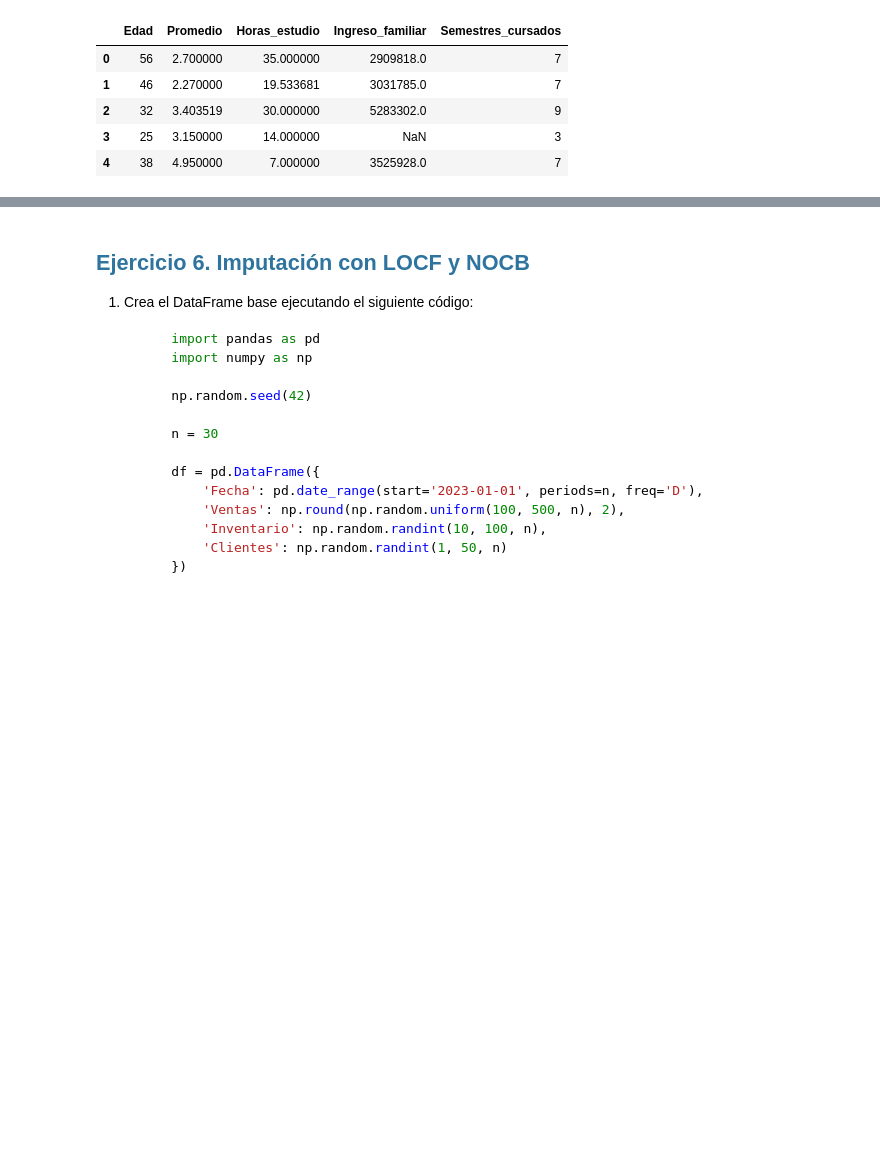
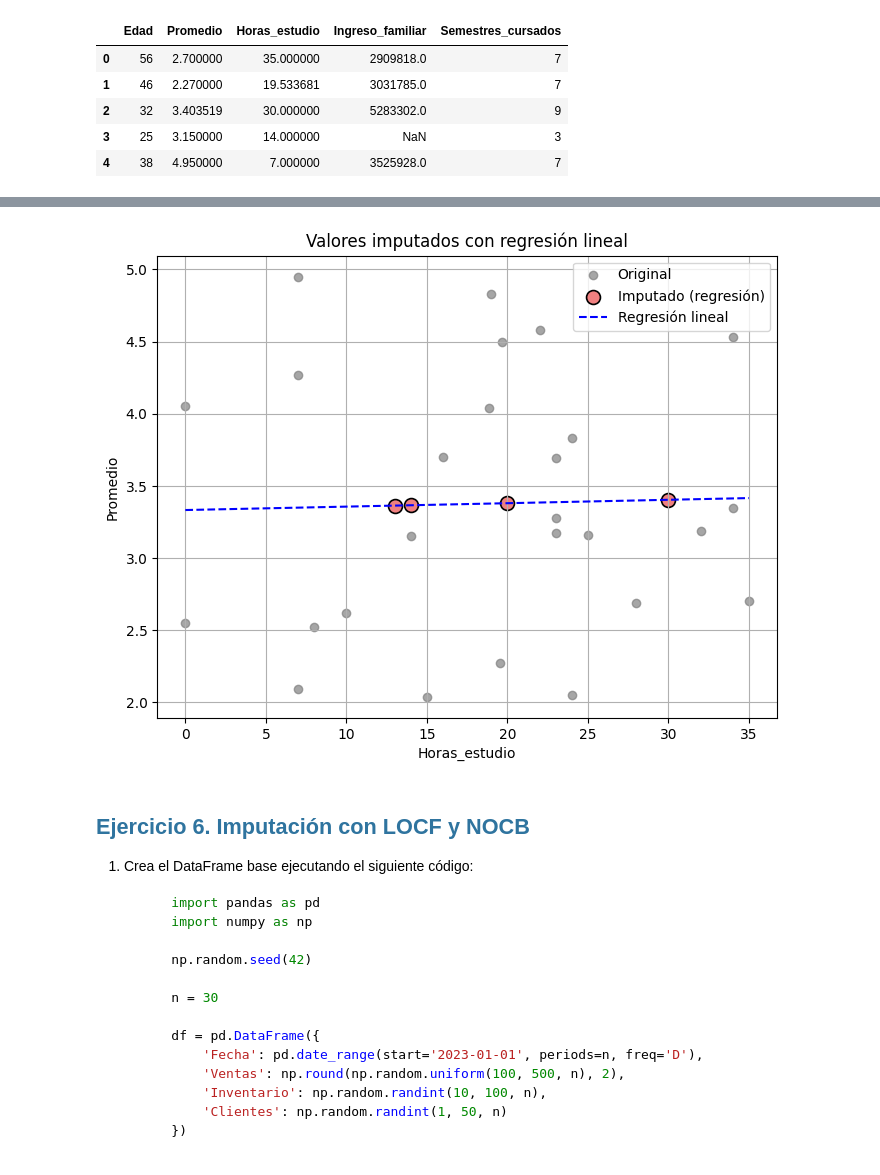
Before and after one commit to eospgonz10/statistical_analytics_homicide, a Jupyter notebook: sesiones_practicas/sp_5_juan_jose_garcia_alvarez_estiven_ospina_gonzalez.ipynb, the cells around one changed output, grey strips where cells are left out. Cells and saved outputs as stored; diff of their text form; code cells hidden in the pictures; blank space fills up the shorter version.

```diff
--- a/sesiones_practicas/sp_5_juan_jose_garcia_alvarez_estiven_ospina_gonzalez.ipynb
+++ b/sesiones_practicas/sp_5_juan_jose_garcia_alvarez_estiven_ospina_gonzalez.ipynb
@@ -595,3 +589,24 @@ data_imputed.head()
+# %%
+plt.figure(figsize=(8,6))
+plt.scatter(data_imputed.loc[~mask_missing, "Horas_estudio"],
+            data_imputed.loc[~mask_missing, "Promedio"],
+            color="gray", alpha=0.7, label="Original")
+plt.scatter(data_imputed.loc[mask_missing, "Horas_estudio"],
+            data_imputed.loc[mask_missing, "Promedio"],
+            color="lightcoral", edgecolors="black", linewidths=1.2,
+            s=100, label="Imputado (regresión)")
+x_line = np.linspace(df["Horas_estudio"].min(), df["Horas_estudio"].max(), 100).reshape(-1,1)
+y_line = reg.predict(x_line)
+plt.plot(x_line, y_line, color="blue", linestyle="--", label="Regresión lineal")
+
+plt.xlabel("Horas_estudio")
+plt.ylabel("Promedio")
+plt.title("Valores imputados con regresión lineal")
+plt.legend()
+plt.grid(True)
+plt.show()
+# %% [output]
+[figure, added]
 # %% [markdown]
 ## <span style="color:#2F749F;"><strong>Ejercicio 6. Imputación con LOCF y NOCB</strong></span>
 
```
Also changed, not shown: parts of 3 cells of this notebook.
